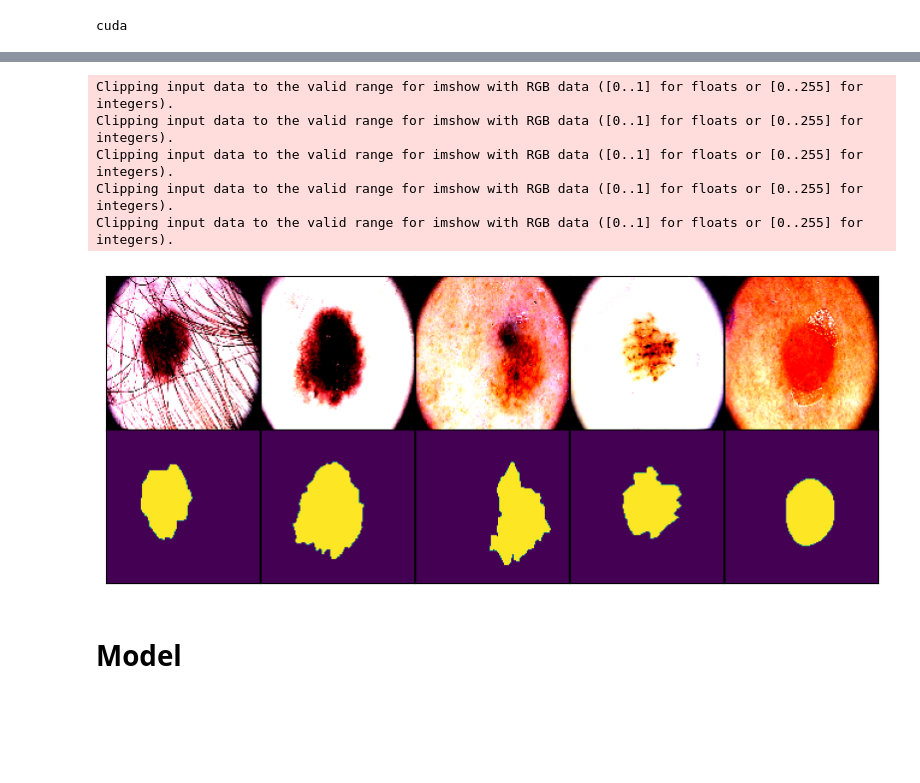
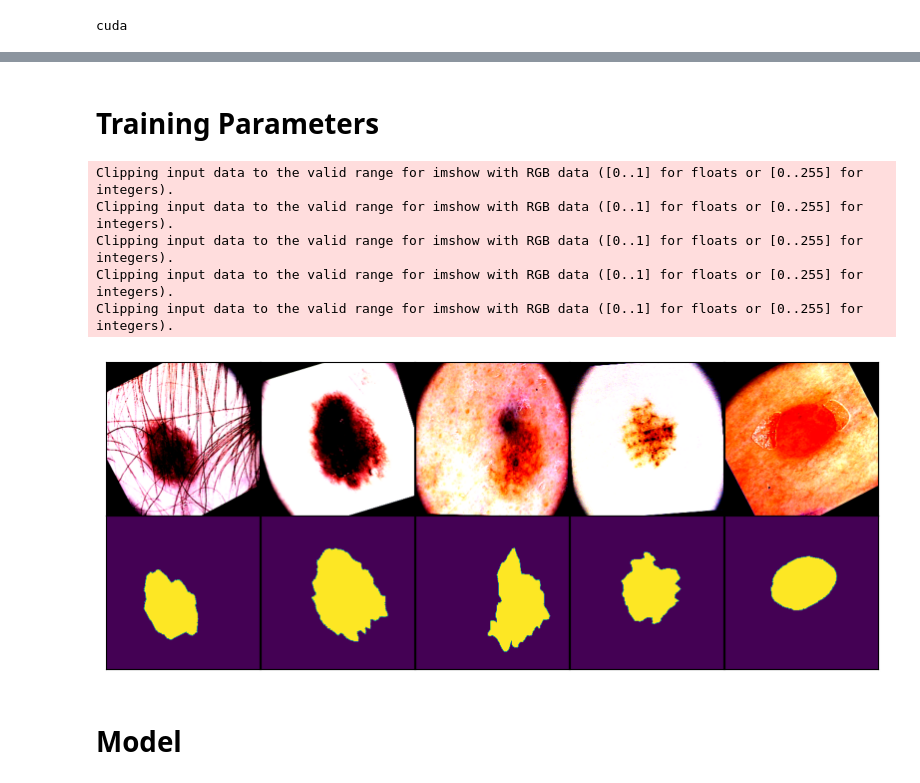
Before and after one commit to amakarewicz/2023-DTU-Deep-Learning-In-Computer-Vision, a Jupyter notebook: II-Segmentation/main.ipynb, the cells around one changed output, grey strips where cells are left out. Drawn from its saved outputs; the diff is of its cells as text; code cells hidden in the pictures; blank space fills up the shorter version.

```diff
--- a/II-Segmentation/main.ipynb
+++ b/II-Segmentation/main.ipynb
@@ -63,17 +43,0 @@ class FocalLoss(nn.Module):
-# %%
-def visualize_img_and_label():
-
-
-    plt.figure(figsize=(10, 4))
-    for i in range(5):
-        im, lb = trainset.__getitem__(i)
-        plt.subplot(2, 5, i+1)
-        plt.imshow(im.permute(1,2,0))
-        plt.xticks([])
-        plt.yticks([])
-        plt.subplot(2, 5, 6+i)
-        plt.imshow(lb) # lab.permute(1,2,0)
-        plt.xticks([])
-        plt.yticks([])
-        plt.subplots_adjust(hspace=0, wspace=0)
-    plt.show()
@@ -82 +44,7 @@ from data_loader import PH2, DRIVE
+# %% [markdown]
+# Training Parameters
+# %%
+size = 256
+batch_size = 16
+num_epochs = 200
 # %%
@@ -100,7 +66,7 @@ test_transform = A.Compose([A.Resize(size, size),
                             A.Normalize(),
                             ToTensorV2()])
 # %%
-trainset = PH2('train', transform=test_transform) # test_transform for no augment
+trainset = PH2('train', transform=train_transform) # test_transform for no augment
 valset = PH2('val', transform=test_transform)
 testset = PH2('test', transform=test_transform)
 
@@ -108,13 +74,13 @@ train_loader = DataLoader(trainset, batch_size=batch_size, shuffle=True, num_wor
 val_loader = DataLoader(valset, batch_size=batch_size, shuffle=False, num_workers=8,)# persistent_workers=True, pin_memory=True)
 test_loader = DataLoader(testset, batch_size=batch_size, shuffle=False, num_workers=8,)# persistent_workers=True, pin_memory=True)
 # %%
-visualize_img_and_label()
+visualize_img_and_label(trainset)
 # %% [output]
 Clipping input data to the valid range for imshow with RGB data ([0..1] for floats or [0..255] for integers).
 Clipping input data to the valid range for imshow with RGB data ([0..1] for floats or [0..255] for integers).
 Clipping input data to the valid range for imshow with RGB data ([0..1] for floats or [0..255] for integers).
 Clipping input data to the valid range for imshow with RGB data ([0..1] for floats or [0..255] for integers).
 Clipping input data to the valid range for imshow with RGB data ([0..1] for floats or [0..255] for integers).
-[figure, old version]
+[figure, new version]
 # %% [markdown]
 # Model
```
Also changed, not shown: parts of 19 cells of this notebook, 12 other files.
